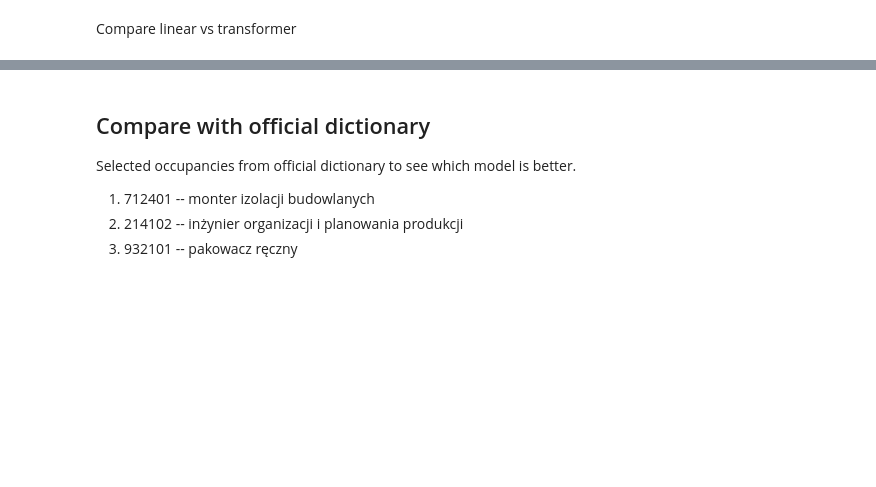
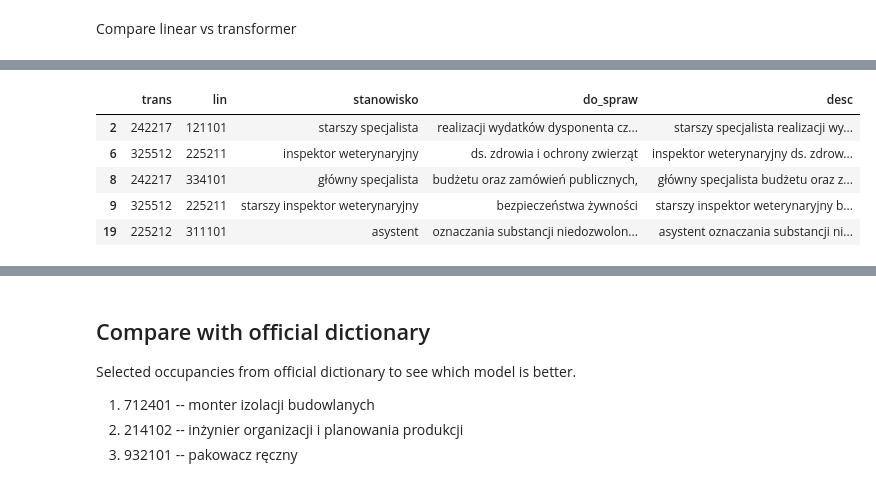
Before and after one commit to ONLABSPL/job-ads-classifier, a Jupyter notebook: job_classification_examples.ipynb, the cells around one changed output, grey strips where cells are left out. Drawn from its saved outputs; the diff is of its cells as text; code cells hidden in the pictures; blank space fills up the shorter version.

```diff
--- a/job_classification_examples.ipynb
+++ b/job_classification_examples.ipynb
@@ -264,0 +280,12 @@ pd.crosstab(compare.linear, compare.trans)
+# %%
+kprm_df["lin"] = kprm_df_zaw6_top5["class_1"]
+kprm_df["trans"] = kprm_df_zaw6_top5_trans["class_1"]
+kprm_df[kprm_df["lin"].str.slice(0,1) != kprm_df["trans"].str.slice(0,1)][
+    ["trans", "lin", "stanowisko", "do_spraw", "desc"]].head(n=5)
+# %% [output]
+|  | trans | lin | stanowisko | do_spraw | desc |
+| 2 | 242217 | 121101 | starszy specjalista | realizacji wydatków dysponenta cz... | starszy specjalista realizacji wy... |
+| 6 | 325512 | 225211 | inspektor weterynaryjny | ds. zdrowia i ochrony zwierząt | inspektor weterynaryjny ds. zdrow... |
+| 8 | 242217 | 334101 | główny specjalista | budżetu oraz zamówień publicznych, | główny specjalista budżetu oraz z... |
+| 9 | 325512 | 225211 | starszy inspektor weterynaryjny | bezpieczeństwa żywności | starszy inspektor weterynaryjny b... |
+| 19 | 225212 | 311101 | asystent | oznaczania substancji niedozwolon... | asystent oznaczania substancji ni... |
```
Also changed, not shown: parts of 9 cells of this notebook.
